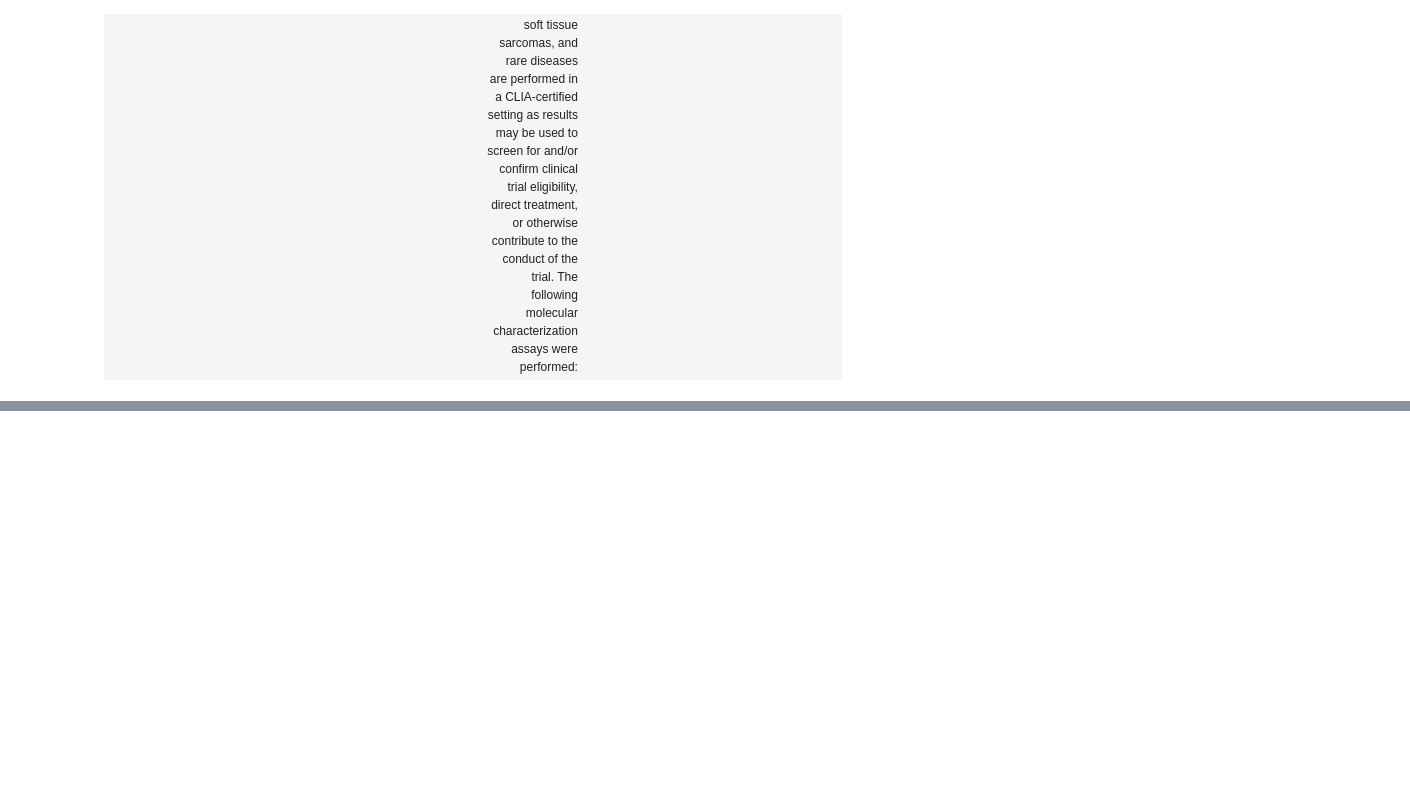
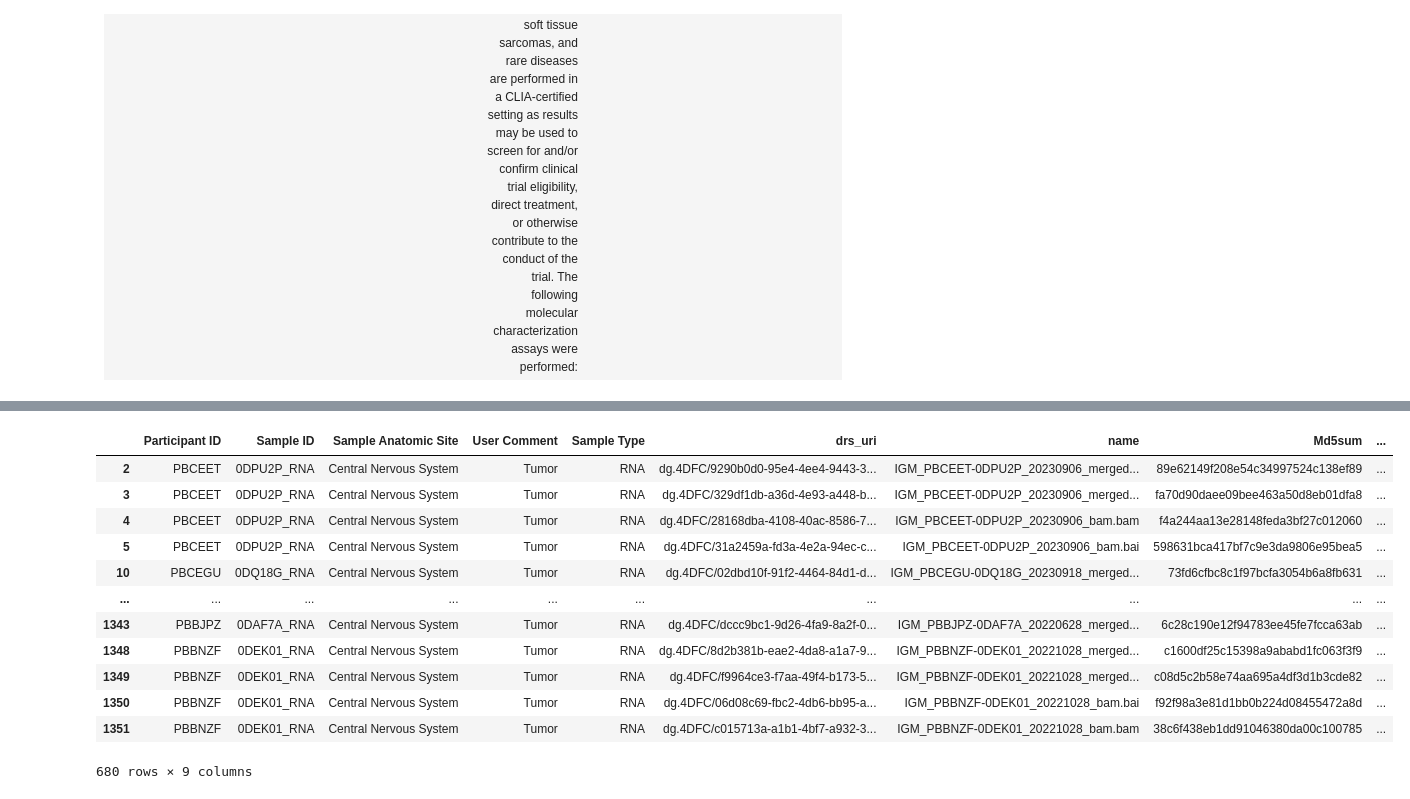
Before and after one commit to pihltd/bento_examples_binder, a Jupyter notebook: CDS_graphql_queries.ipynb, the cells around one changed output, grey strips where cells are left out. Cells and saved outputs as stored; diff of their text form; code cells hidden in the pictures; blank space fills up the shorter version.

Commit message:
Extended example

```diff
--- a/CDS_graphql_queries.ipynb
+++ b/CDS_graphql_queries.ipynb
@@ -140,0 +434,17 @@ display(Markdown(detail_df.to_markdown()))
+# %%
+filename = "example_CDS_manifest.csv"
+rna_df.to_csv(filename, sep=',', index=False)
+# %% [output]
+|  | Participant ID | Sample ID | Sample Anatomic Site | User Comment | Sample Type | drs_uri | name | Md5sum | ... |
+| 2 | PBCEET | 0DPU2P_RNA | Central Nervous System | Tumor | RNA | dg.4DFC/9290b0d0-95e4-4ee4-9443-3... | IGM_PBCEET-0DPU2P_20230906_merged... | 89e62149f208e54c34997524c138ef89 | ... |
+| 3 | PBCEET | 0DPU2P_RNA | Central Nervous System | Tumor | RNA | dg.4DFC/329df1db-a36d-4e93-a448-b... | IGM_PBCEET-0DPU2P_20230906_merged... | fa70d90daee09bee463a50d8eb01dfa8 | ... |
+| 4 | PBCEET | 0DPU2P_RNA | Central Nervous System | Tumor | RNA | dg.4DFC/28168dba-4108-40ac-8586-7... | IGM_PBCEET-0DPU2P_20230906_bam.bam | f4a244aa13e28148feda3bf27c012060 | ... |
+| 5 | PBCEET | 0DPU2P_RNA | Central Nervous System | Tumor | RNA | dg.4DFC/31a2459a-fd3a-4e2a-94ec-c... | IGM_PBCEET-0DPU2P_20230906_bam.bai | 598631bca417bf7c9e3da9806e95bea5 | ... |
+| 10 | PBCEGU | 0DQ18G_RNA | Central Nervous System | Tumor | RNA | dg.4DFC/02dbd10f-91f2-4464-84d1-d... | IGM_PBCEGU-0DQ18G_20230918_merged... | 73fd6cfbc8c1f97bcfa3054b6a8fb631 | ... |
+| ... | ... | ... | ... | ... | ... | ... | ... | ... | ... |
+| 1343 | PBBJPZ | 0DAF7A_RNA | Central Nervous System | Tumor | RNA | dg.4DFC/dccc9bc1-9d26-4fa9-8a2f-0... | IGM_PBBJPZ-0DAF7A_20220628_merged... | 6c28c190e12f94783ee45fe7fcca63ab | ... |
+| 1348 | PBBNZF | 0DEK01_RNA | Central Nervous System | Tumor | RNA | dg.4DFC/8d2b381b-eae2-4da8-a1a7-9... | IGM_PBBNZF-0DEK01_20221028_merged... | c1600df25c15398a9ababd1fc063f3f9 | ... |
+| 1349 | PBBNZF | 0DEK01_RNA | Central Nervous System | Tumor | RNA | dg.4DFC/f9964ce3-f7aa-49f4-b173-5... | IGM_PBBNZF-0DEK01_20221028_merged... | c08d5c2b58e74aa695a4df3d1b3cde82 | ... |
+| 1350 | PBBNZF | 0DEK01_RNA | Central Nervous System | Tumor | RNA | dg.4DFC/06d08c69-fbc2-4db6-bb95-a... | IGM_PBBNZF-0DEK01_20221028_bam.bai | f92f98a3e81d1bb0b224d08455472a8d | ... |
+| 1351 | PBBNZF | 0DEK01_RNA | Central Nervous System | Tumor | RNA | dg.4DFC/c015713a-a1b1-4bf7-a932-3... | IGM_PBBNZF-0DEK01_20221028_bam.bam | 38c6f438eb1dd91046380da00c100785 | ... |
+680 rows × 9 columns
```
Also changed, not shown: parts of 25 cells of this notebook.
